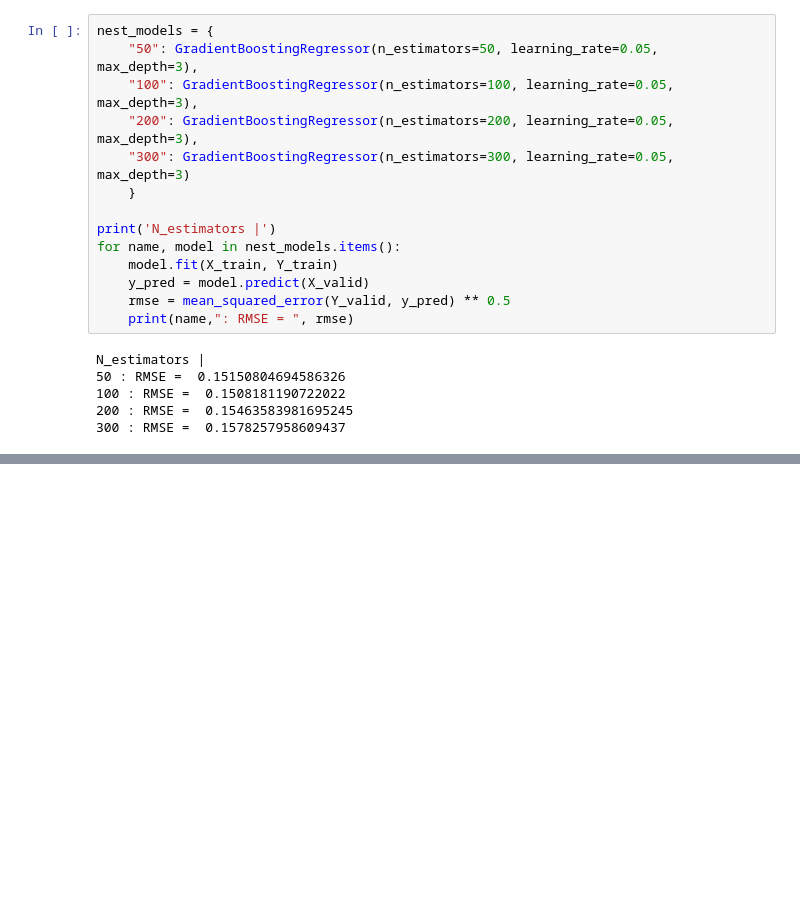
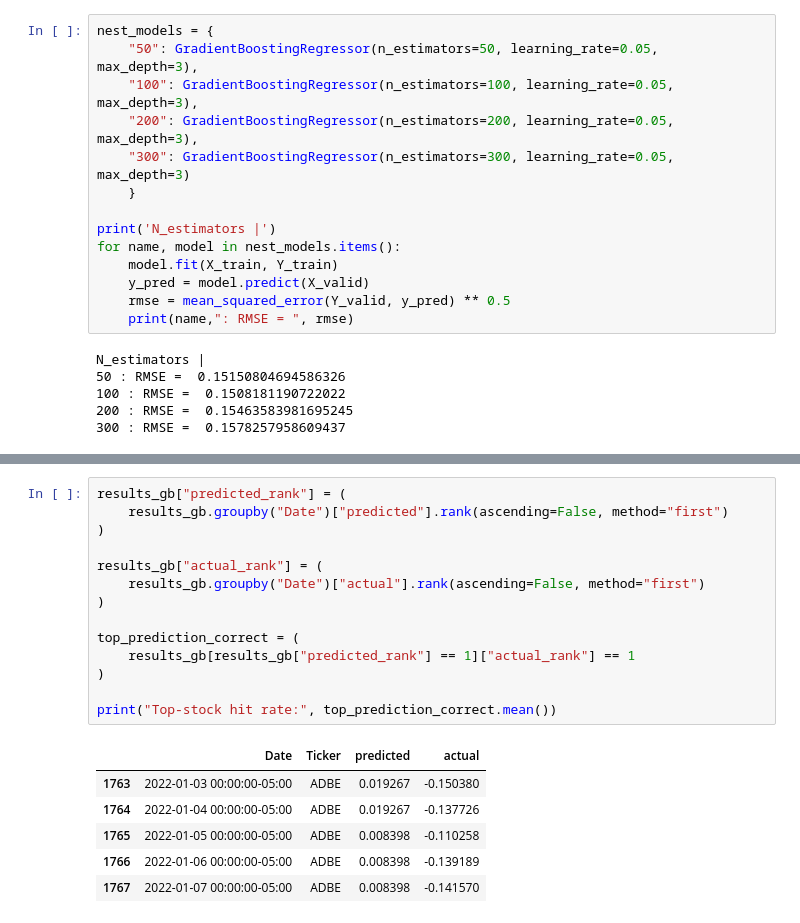
Before and after one commit to willglad/quant-ml, a Jupyter notebook: notebooks/predictor.ipynb, the cells around one changed output, grey strips where cells are left out. Cells and saved outputs as stored; diff of their text form; blank space fills up the shorter version.

```diff
--- a/notebooks/predictor.ipynb
+++ b/notebooks/predictor.ipynb
@@ -303,0 +313,21 @@ Positive IC days: 0.4541832669322709
+# %%
+results_gb["predicted_rank"] = (
+    results_gb.groupby("Date")["predicted"].rank(ascending=False, method="first")
+)
+
+results_gb["actual_rank"] = (
+    results_gb.groupby("Date")["actual"].rank(ascending=False, method="first")
+)
+
+top_prediction_correct = (
+    results_gb[results_gb["predicted_rank"] == 1]["actual_rank"] == 1
+)
+
+print("Top-stock hit rate:", top_prediction_correct.mean())
+# %% [output]
+|  | Date | Ticker | predicted | actual |
+| 1763 | 2022-01-03 00:00:00-05:00 | ADBE | 0.019267 | -0.150380 |
+| 1764 | 2022-01-04 00:00:00-05:00 | ADBE | 0.019267 | -0.137726 |
+| 1765 | 2022-01-05 00:00:00-05:00 | ADBE | 0.008398 | -0.110258 |
+| 1766 | 2022-01-06 00:00:00-05:00 | ADBE | 0.008398 | -0.139189 |
+| 1767 | 2022-01-07 00:00:00-05:00 | ADBE | 0.008398 | -0.141570 |
```
Also changed, not shown: parts of 5 cells of this notebook.
